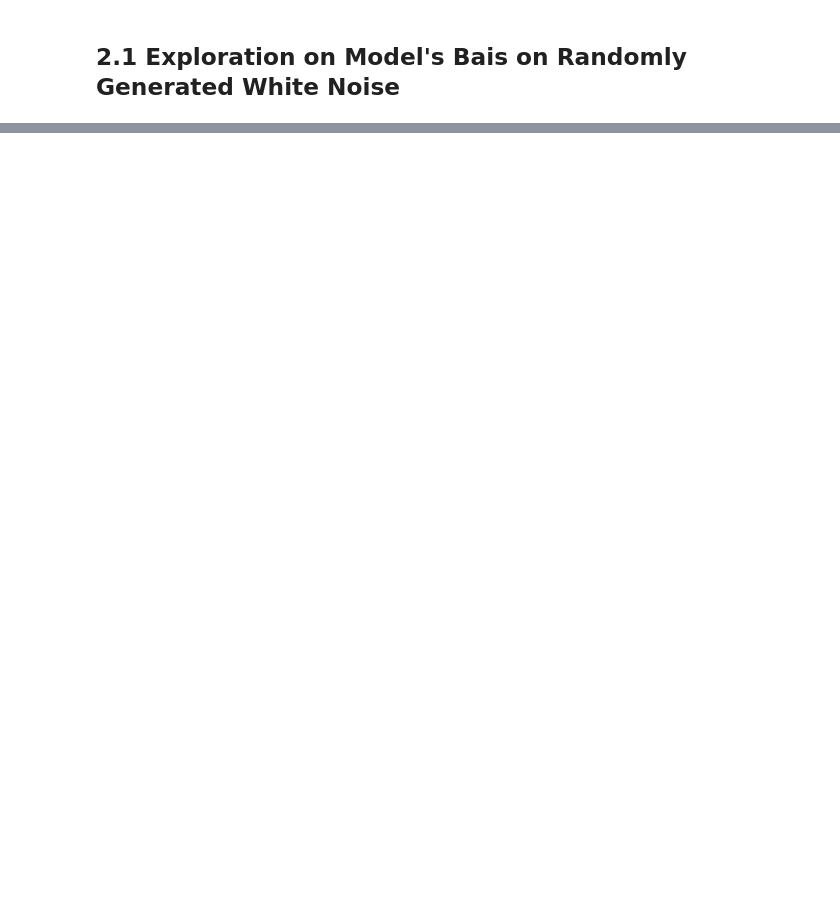
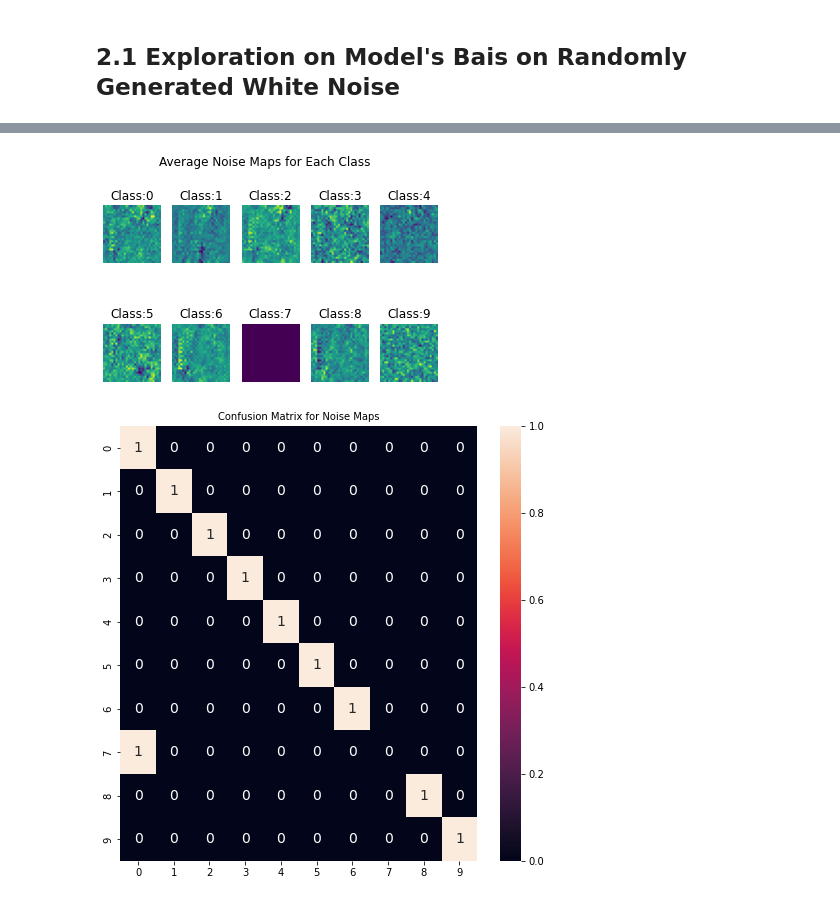
Before and after one commit to b349zhan/white_noise_analysis, a Jupyter notebook: main.ipynb, the cells around one changed output, grey strips where cells are left out. Saved outputs shown, nothing was run; the diff lists cells and outputs as text; code cells hidden in the pictures; blank space fills up the shorter version.

```diff
--- a/main.ipynb
+++ b/main.ipynb
@@ -89,0 +49,5 @@ noise_map_classify_and_report(test_mnist_loader, noise_maps)
+# %%
+embed_noise_visualize_classify_report(fashion_model1,test_fashion_loader, conf)
+# %% [output]
+[figure, added]
+[figure, added]
```
Also changed, not shown: parts of 20 cells of this notebook, 13 other files.
